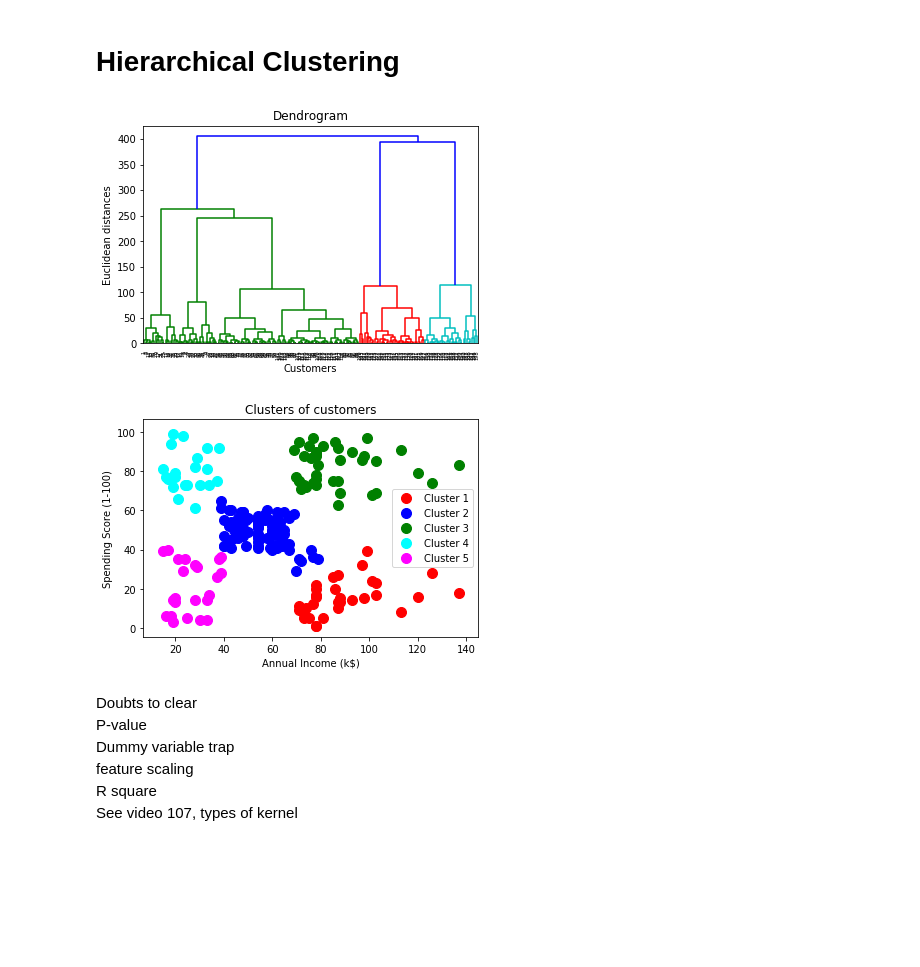
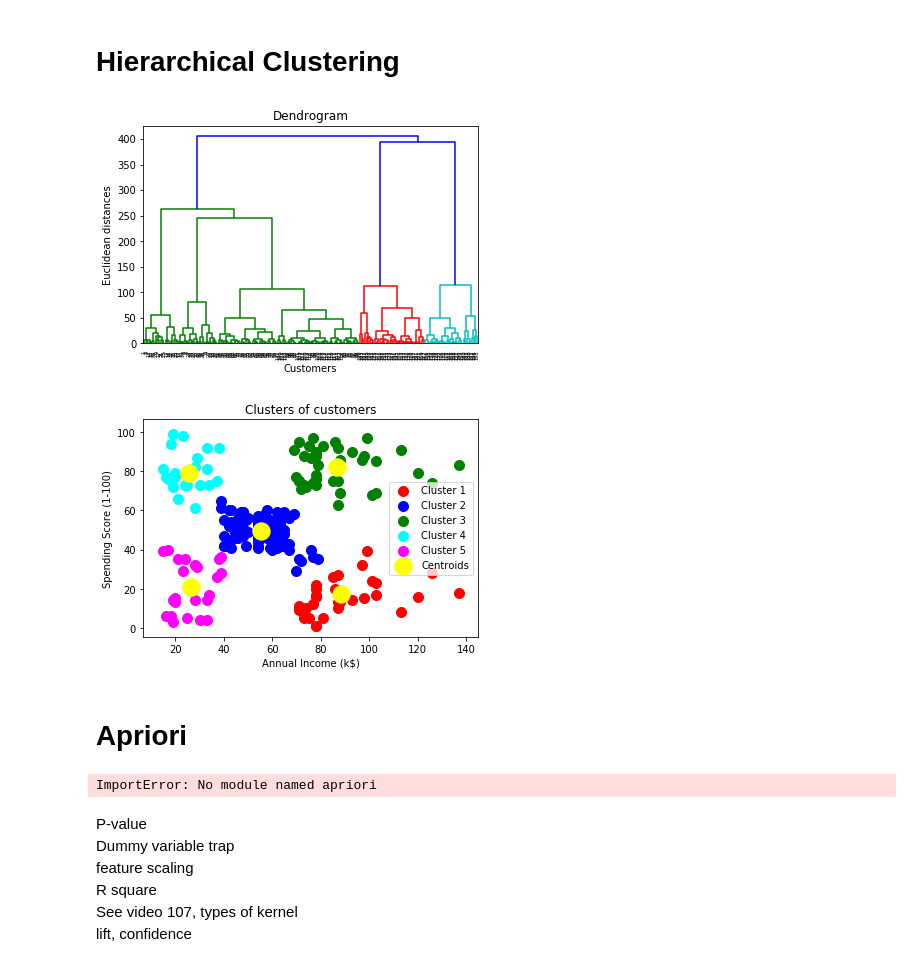
Before and after one commit to abhijitbangera/notes, a Jupyter notebook: ML-AI.ipynb, the cells around one changed output. Drawn from its saved outputs; the diff is of its cells as text; code cells hidden in the pictures; blank space fills up the shorter version.

```diff
--- a/ML-AI.ipynb
+++ b/ML-AI.ipynb
@@ -952,35 +952,58 @@ X = dataset.iloc[:, [3, 4]].values
 # %%
 # Using the dendrogram to find the optimal number of clusters
 import scipy.cluster.hierarchy as sch
 dendrogram = sch.dendrogram(sch.linkage(X, method = 'ward'))
 plt.title('Dendrogram')
 plt.xlabel('Customers')
 plt.ylabel('Euclidean distances')
 plt.show()
 
 # Fitting Hierarchical Clustering to the dataset
 from sklearn.cluster import AgglomerativeClustering
 hc = AgglomerativeClustering(n_clusters = 5, affinity = 'euclidean', linkage = 'ward')
 y_hc = hc.fit_predict(X)
 
 # Visualising the clusters
 plt.scatter(X[y_hc == 0, 0], X[y_hc == 0, 1], s = 100, c = 'red', label = 'Cluster 1')
 plt.scatter(X[y_hc == 1, 0], X[y_hc == 1, 1], s = 100, c = 'blue', label = 'Cluster 2')
 plt.scatter(X[y_hc == 2, 0], X[y_hc == 2, 1], s = 100, c = 'green', label = 'Cluster 3')
 plt.scatter(X[y_hc == 3, 0], X[y_hc == 3, 1], s = 100, c = 'cyan', label = 'Cluster 4')
 plt.scatter(X[y_hc == 4, 0], X[y_hc == 4, 1], s = 100, c = 'magenta', label = 'Cluster 5')
+plt.scatter(kmeans.cluster_centers_[:, 0], kmeans.cluster_centers_[:, 1], s = 300, c = 'yellow', label = 'Centroids')
 plt.title('Clusters of customers')
 plt.xlabel('Annual Income (k$)')
 plt.ylabel('Spending Score (1-100)')
 plt.legend()
 plt.show()
 # %% [output]
 [figure]
-[figure, old version]
+[figure, new version]
+# %% [markdown]
+# Apriori
+# %%
+import numpy as np
+import matplotlib.pyplot as plt
+import pandas as pd
+
+# Data Preprocessing
+dataset = pd.read_csv('ML-AI/Apriori_Python/Market_Basket_Optimisation.csv', header = None)
+transactions = []
+for i in range(0, 7501):
+    transactions.append([str(dataset.values[i,j]) for j in range(0, 20)])
+
+# Training Apriori on the dataset
+from apyori import apriori
+rules = apriori(transactions, min_support = 0.003, min_confidence = 0.2, min_lift = 3, min_length = 2)
+
+# Visualising the results
+results = list(rules)
+# %% [output]
+ImportError: No module named apriori
 # %% [markdown]
-Doubts to clear <br>
+
 P-value <br>
 Dummy variable trap <br>
 feature scaling <br>
 R square <br>
 See video 107, types of kernel <br>
+lift, confidence <br>
```
